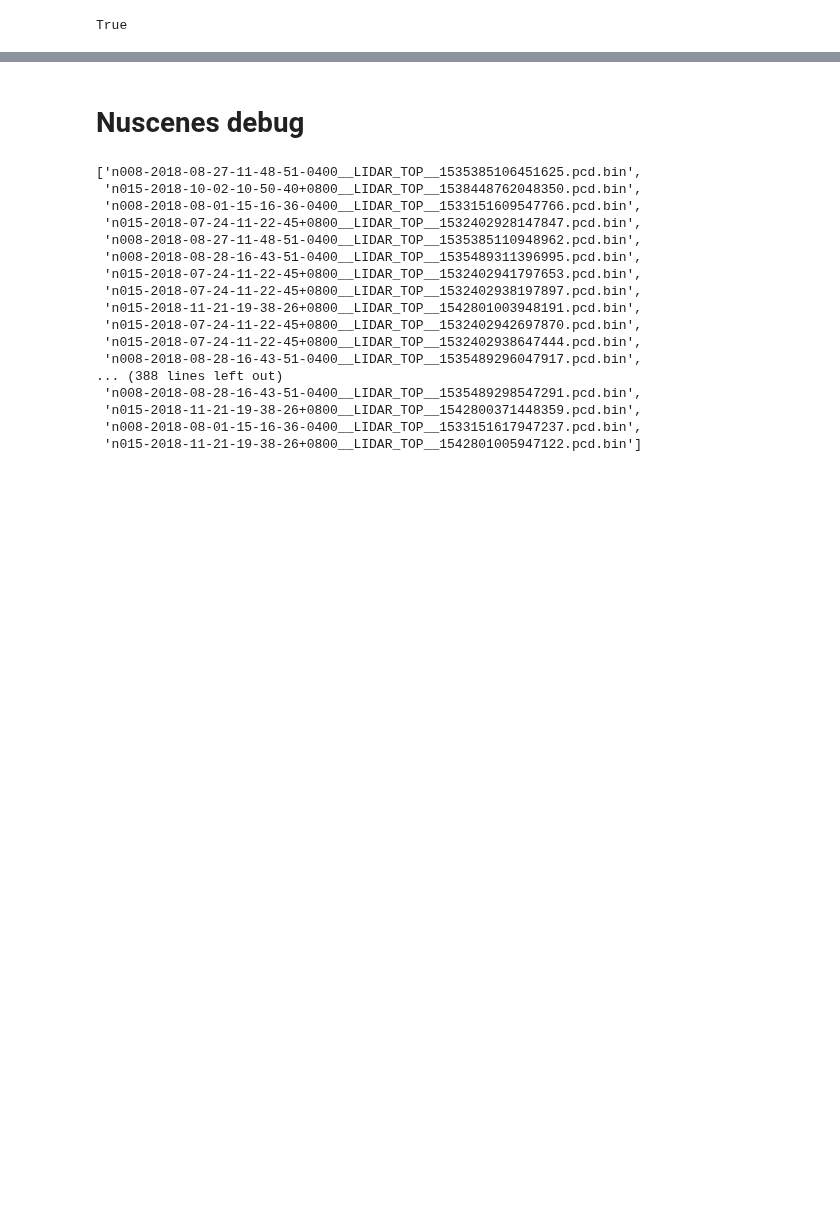
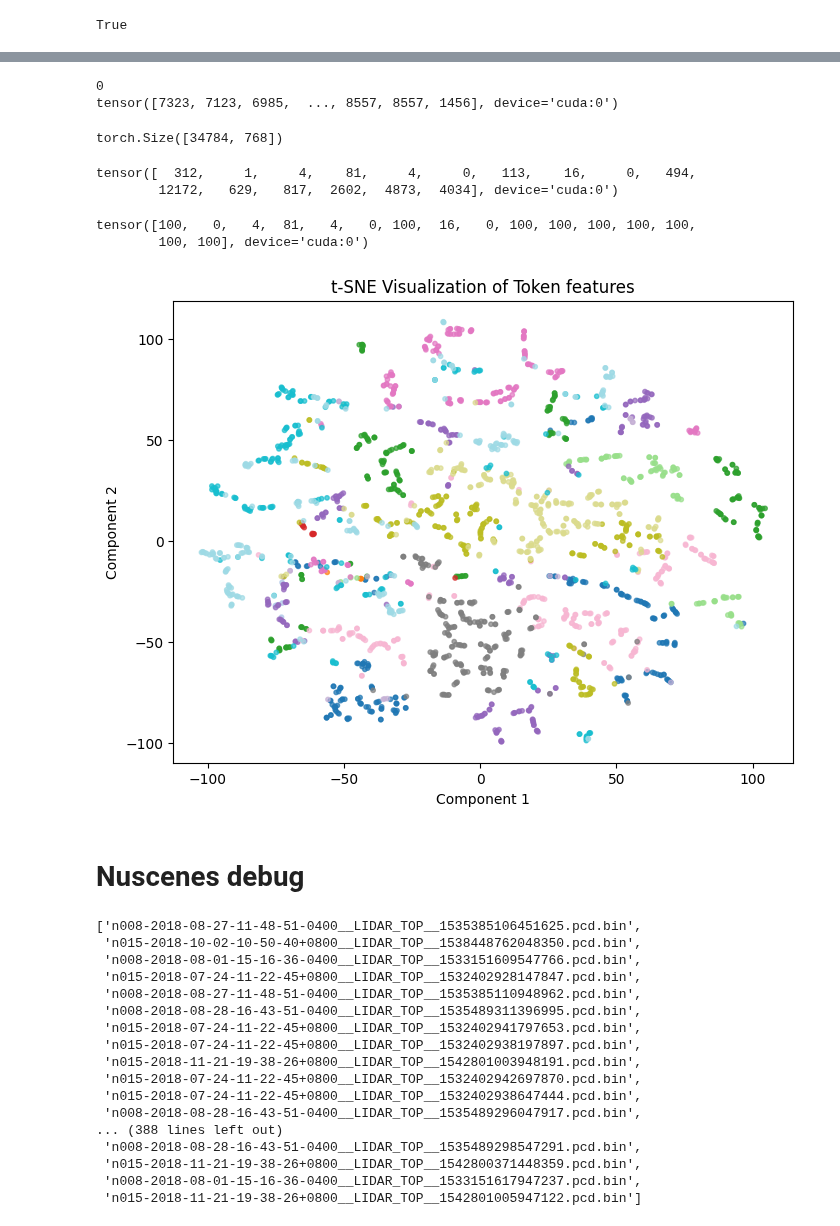
Before and after one commit to yiy054/HyperLiDAR, a Jupyter notebook: Test Waffleiron Features.ipynb, the cells around one changed output, grey strips where cells are left out. Drawn from its saved outputs; the diff is of its cells as text; code cells hidden in the pictures; blank space fills up the shorter version.

```diff
--- a/Test Waffleiron Features.ipynb
+++ b/Test Waffleiron Features.ipynb
@@ -1202,3 +1237,67 @@ plt.show()
+# %%
+# Voxels to points
+token_upsample = []
+temp = None
+for id_b, closest_point in enumerate(batch["upsample"]):
+    print(id_b)
+    print(closest_point)
+    temp = tokens[id_b, :, closest_point]
+    token_upsample.append(temp.T)
+token_2 = torch.cat(token_upsample, dim=0)
+# %% [output]
+0
+tensor([7323, 7123, 6985,  ..., 8557, 8557, 1456], device='cuda:0')
+# %%
+token_2.shape
+# %% [output]
+torch.Size([34784, 768])
+# %%
+torch.bincount(labels)[0:16]
+# %% [output]
+tensor([  312,     1,     4,    81,     4,     0,   113,    16,     0,   494,
+        12172,   629,   817,  2602,  4873,  4034], device='cuda:0')
+# %%
+max_samples = 100
+unique_labels = torch.unique(labels)[:-1]
+sampled_indices = []
+
+for label in unique_labels:
+    # Find indices where the label appears
+    label_indices = torch.nonzero(labels == label).squeeze()
+
+    # Shuffle indices and take up to `max_samples` of them
+    try:
+        if len(label_indices) > max_samples:
+            selected_indices = label_indices[torch.randperm(len(label_indices))[:max_samples]]
+        else:
+            selected_indices = label_indices
+        sampled_indices.extend(selected_indices.tolist())
+    except:
+        continue
+
+idx = torch.tensor(sampled_indices)
+# %%
+torch.bincount(labels[idx])
+# %% [output]
+tensor([100,   0,   4,  81,   4,   0, 100,  16,   0, 100, 100, 100, 100, 100,
+        100, 100], device='cuda:0')
+# %%
+import matplotlib.pyplot as plt
+from sklearn.manifold import TSNE
+
+# Perform t-SNE
+tsne = TSNE(n_components=2, perplexity=5, n_iter=1000, random_state=30)
+data_tsne = tsne.fit_transform(token_2[idx].cpu())
+
+# Plotting the t-SNE result
+plt.figure(figsize=(8, 6))
+plt.scatter(data_tsne[:, 0], data_tsne[:, 1], c=labels[idx].cpu(), cmap='tab20', s=10, alpha=0.7)
+plt.title("t-SNE Visualization of Token features")
+plt.xlabel("Component 1")
+plt.ylabel("Component 2")
+plt.show()
+# %% [output]
+[figure, added]
 # %% [markdown]
 # Nuscenes debug
 # %%
```
Also changed, not shown: parts of 17 cells of this notebook.
